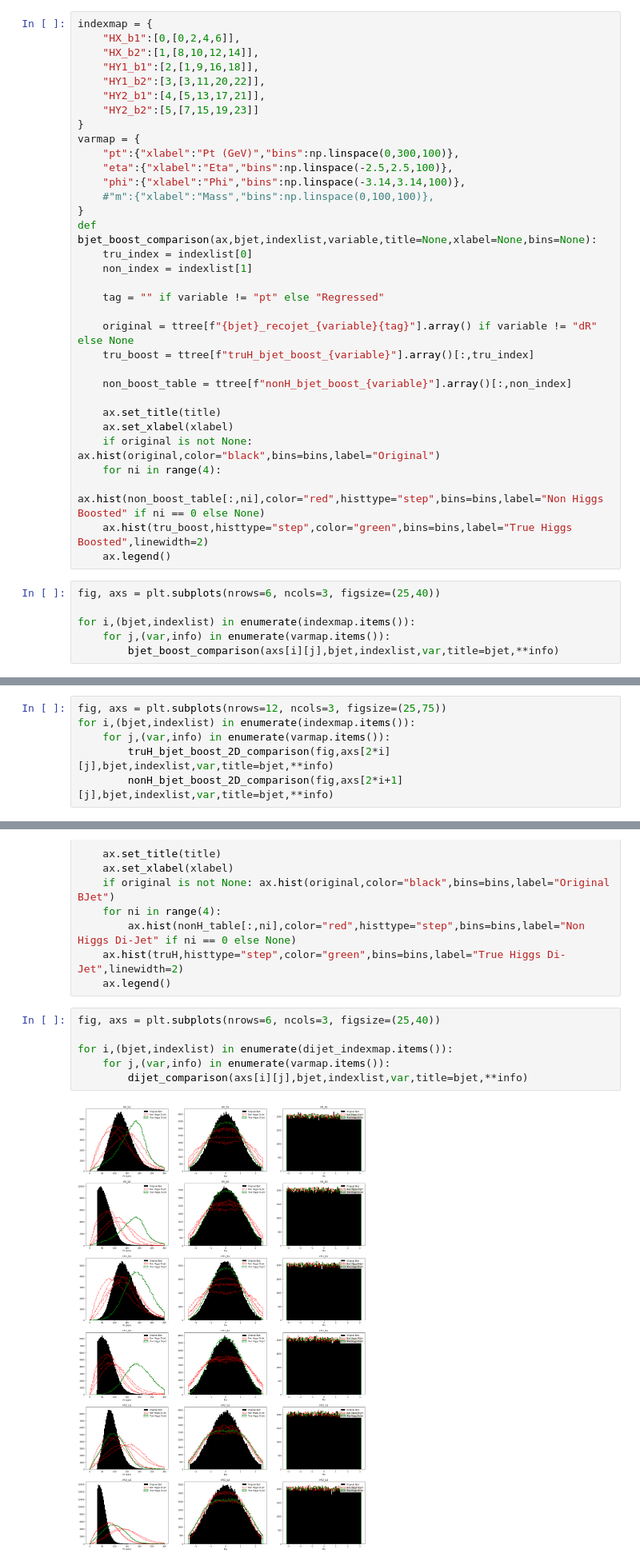
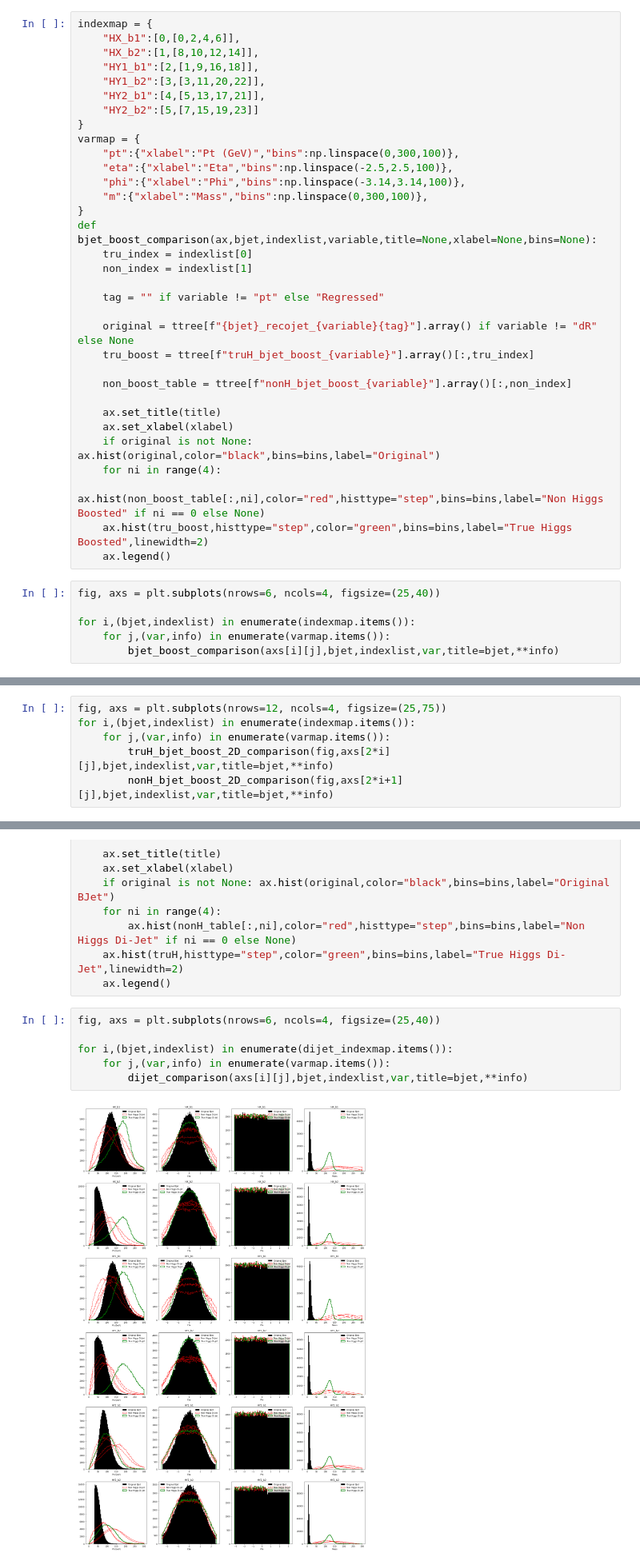
Before and after one commit to ekoenig4/analysis, a Jupyter notebook: plotter/interactive_plotter.ipynb, the cells around one changed output, grey strips where cells are left out. Shown at 80% size. Drawn from its saved outputs; the diff is of its cells as text.

Commit message:
added invariant mass to plots

```diff
--- a/plotter/interactive_plotter.ipynb
+++ b/plotter/interactive_plotter.ipynb
@@ -41,7 +22,7 @@ varmap = {
     "pt":{"xlabel":"Pt (GeV)","bins":np.linspace(0,300,100)},
     "eta":{"xlabel":"Eta","bins":np.linspace(-2.5,2.5,100)},
     "phi":{"xlabel":"Phi","bins":np.linspace(-3.14,3.14,100)},
-    #"m":{"xlabel":"Mass","bins":np.linspace(0,100,100)},
+    "m":{"xlabel":"Mass","bins":np.linspace(0,300,100)},
 }
 def bjet_boost_comparison(ax,bjet,indexlist,variable,title=None,xlabel=None,bins=None):
     tru_index = indexlist[0]
@@ -62,7 +43,7 @@ def bjet_boost_comparison(ax,bjet,indexlist,variable,title=None,xlabel=None,bins
     ax.hist(tru_boost,histtype="step",color="green",bins=bins,label="True Higgs Boosted",linewidth=2)
     ax.legend()
 # %%
-fig, axs = plt.subplots(nrows=6, ncols=3, figsize=(25,40))
+fig, axs = plt.subplots(nrows=6, ncols=4, figsize=(25,40))
 
 for i,(bjet,indexlist) in enumerate(indexmap.items()):
     for j,(var,info) in enumerate(varmap.items()):
@@ -99,7 +80,7 @@ def nonH_bjet_boost_2D_comparison(fig,ax,bjet,indexlist,variable,title=None,xlab
     n,bx,by,im = ax.hist2d(np.array(original),np.array(non_boost_mean),bins=(bins,bins))
     fig.colorbar(im, ax=ax)
 # %%
-fig, axs = plt.subplots(nrows=12, ncols=3, figsize=(25,75))
+fig, axs = plt.subplots(nrows=12, ncols=4, figsize=(25,75))
 for i,(bjet,indexlist) in enumerate(indexmap.items()):
     for j,(var,info) in enumerate(varmap.items()):
         truH_bjet_boost_2D_comparison(fig,axs[2*i][j],bjet,indexlist,var,title=bjet,**info)
@@ -134,13 +115,13 @@ def dijet_comparison(ax,bjet,indexlist,variable,title=None,xlabel=None,bins=None
     ax.hist(truH,histtype="step",color="green",bins=bins,label="True Higgs Di-Jet",linewidth=2)
     ax.legend()
 # %%
-fig, axs = plt.subplots(nrows=6, ncols=3, figsize=(25,40))
+fig, axs = plt.subplots(nrows=6, ncols=4, figsize=(25,40))
 
 for i,(bjet,indexlist) in enumerate(dijet_indexmap.items()):
     for j,(var,info) in enumerate(varmap.items()):
         dijet_comparison(axs[i][j],bjet,indexlist,var,title=bjet,**info)
 # %% [output]
-[figure, old version]
+[figure, new version]
 # %%
 def truH_dijet_2D_comparison(fig,ax,bjet,indexlist,variable,title=None,xlabel=None,bins=None):
     tru_index = indexlist[0]
```
Also changed, not shown: parts of 4 cells of this notebook.
